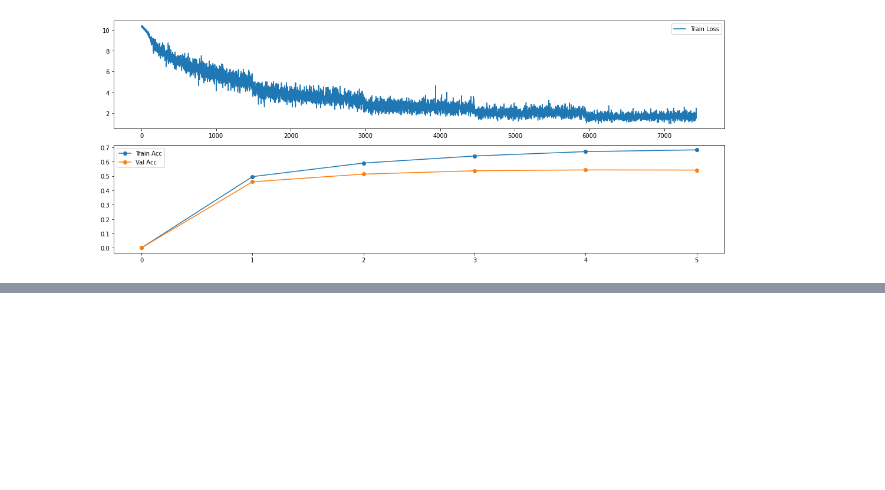
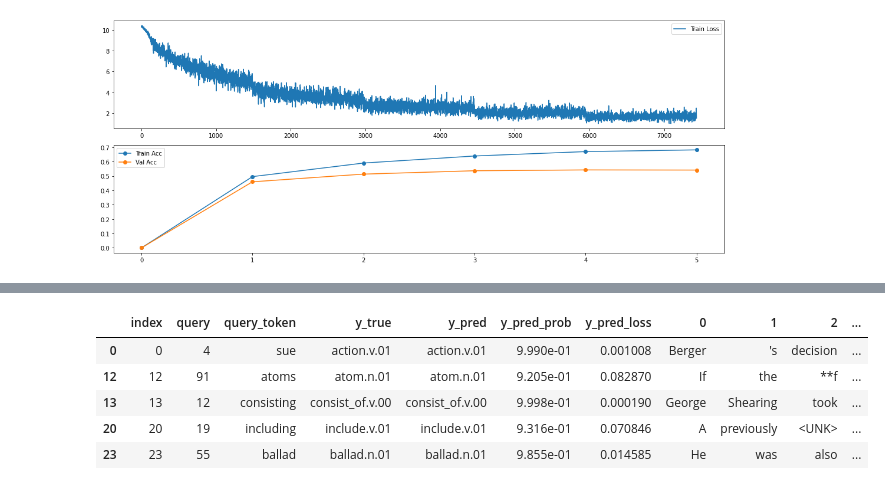
Before and after one commit to YarivLevy81/NLP_HW, a Jupyter notebook: hw1/wsd_model.ipynb, the cells around one changed output, grey strips where cells are left out. Drawn from its saved outputs; the diff is of its cells as text; code cells hidden in the pictures; blank space fills up the shorter version.

```diff
--- a/hw1/wsd_model.ipynb
+++ b/hw1/wsd_model.ipynb
@@ -453,0 +498,12 @@ plt.tight_layout()
+# %%
+# High probability samples
+idxs = np.where(eval_df['y_pred_prob'] > 0.9)
+idxs = list(idxs[0][:5])
+highlight(eval_df, attention_df, idxs)
+# %% [output]
+|  | index | query | query_token | y_true | y_pred | y_pred_prob | y_pred_loss | 0 | 1 | 2 | ... |
+| 0 | 0 | 4 | sue | action.v.01 | action.v.01 | 9.990e-01 | 0.001008 | Berger | 's | decision | ... |
+| 12 | 12 | 91 | atoms | atom.n.01 | atom.n.01 | 9.205e-01 | 0.082870 | If | the | **f | ... |
+| 13 | 13 | 12 | consisting | consist_of.v.00 | consist_of.v.00 | 9.998e-01 | 0.000190 | George | Shearing | took | ... |
+| 20 | 20 | 19 | including | include.v.01 | include.v.01 | 9.316e-01 | 0.070846 | A | previously | <UNK> | ... |
+| 23 | 23 | 55 | ballad | ballad.n.01 | ballad.n.01 | 9.855e-01 | 0.014585 | He | was | also | ... |
```
Also changed, not shown: parts of 4 cells of this notebook, 1 other file.
